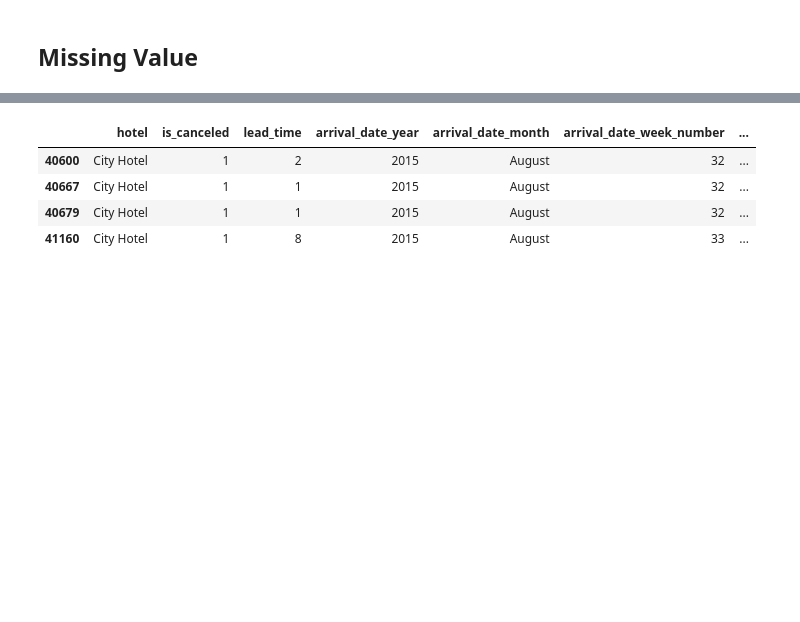
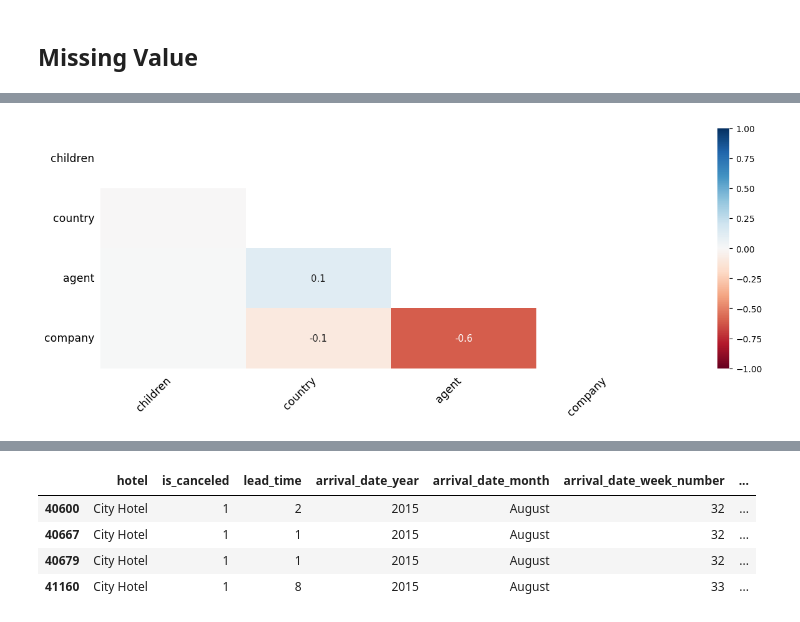
Before and after one commit to garudapaksi-yusuf/Hotel_Booking_Demand, a Jupyter notebook: Hotel_Bookings.ipynb, the cells around one changed output, grey strips where cells are left out. Cells and saved outputs as stored; diff of their text form; code cells hidden in the pictures; blank space fills up the shorter version.

```diff
--- a/Hotel_Bookings.ipynb
+++ b/Hotel_Bookings.ipynb
@@ -289,0 +281,10 @@ array(['BB', 'FB', 'HB', 'SC'], dtype=object)
+# %%
+# Plotting heatmap of nullity in dataset
+missingno.heatmap(df=df,
+                  figsize=(15, 5), # Applying parameter for smaller figure size
+                  fontsize=12.5) # Applying parameter for smaller font size
+
+# Displaying chart
+plt.show()
+# %% [output]
+[figure, added]
```
Also changed, not shown: parts of 19 cells of this notebook.
